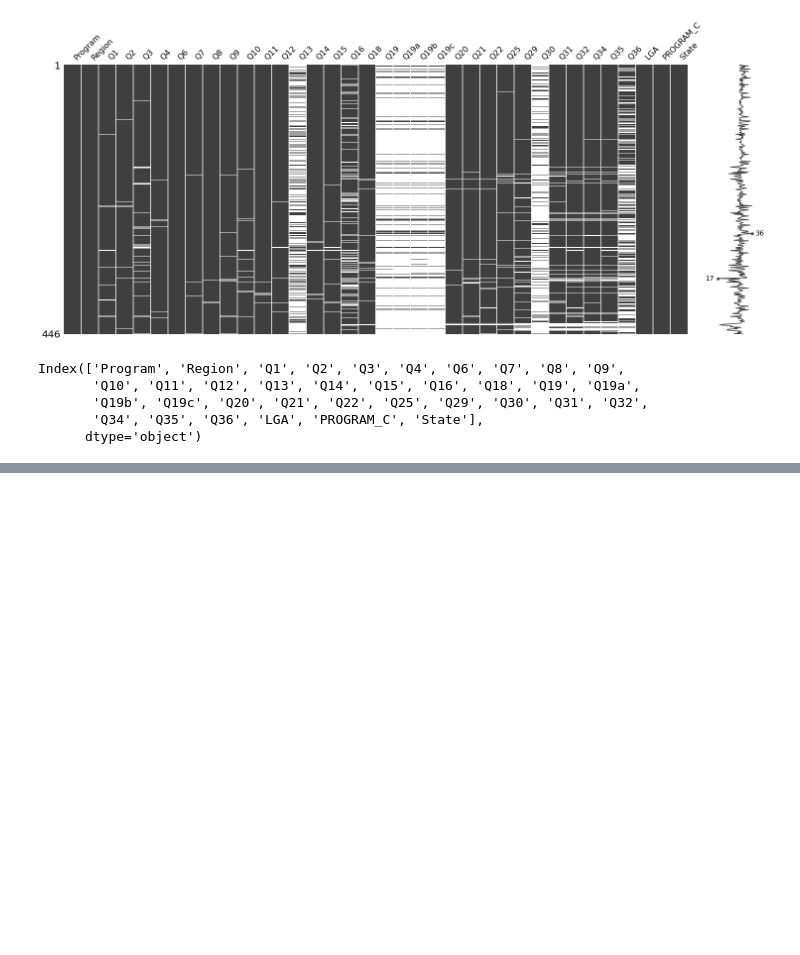
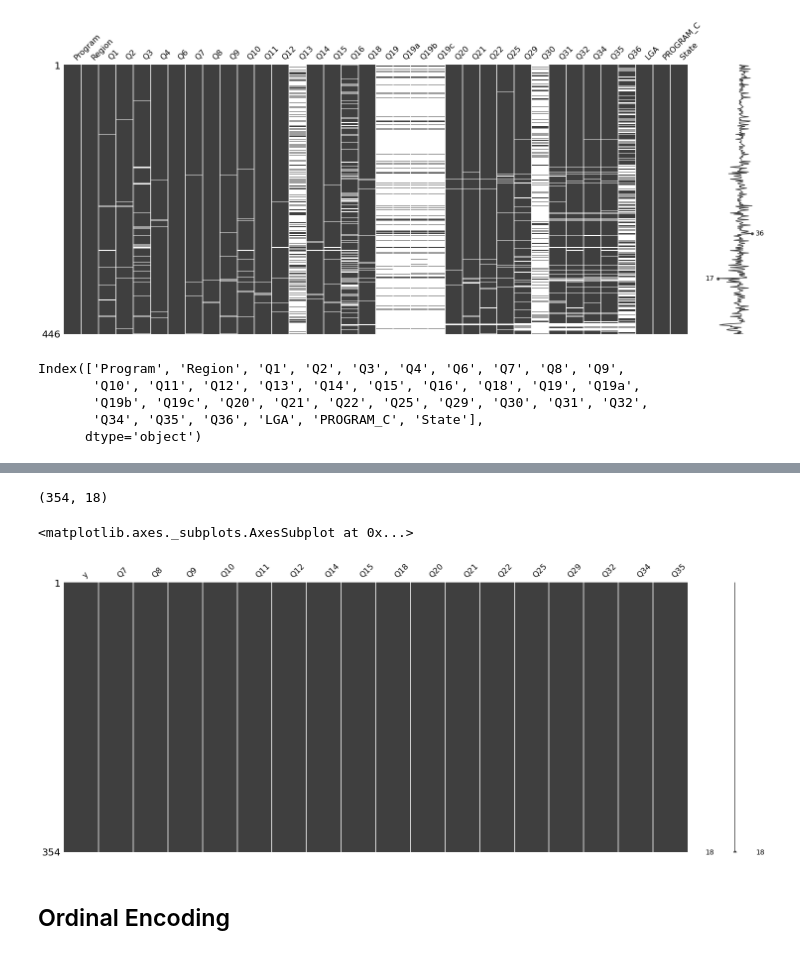
Before and after one commit to Ferrariagustinpablo/Statistic-related-Python, a Jupyter notebook: RegressionAnalysisforCHIA.ipynb, the cells around one changed output, grey strips where cells are left out. Saved outputs shown, nothing was run; the diff lists cells and outputs as text; code cells hidden in the pictures; blank space fills up the shorter version.

```diff
--- a/RegressionAnalysisforCHIA.ipynb
+++ b/RegressionAnalysisforCHIA.ipynb
@@ -182,6 +88,0 @@ List:  ['No' 'Yes, Aboriginal' 'Yes, Torres Strait Islander' 'Yes, both' nan]
-# %%
-# How many nans do we have? Can we impute?
-print("There are:", survey_data["Q3"].isnull().sum(), "rows that are null")
-
-# Impute nans to No
-survey_data.loc[survey_data["Q3"].isnull(), "Q3"] = "No"
@@ -190,3 +88,0 @@ There are: 22 rows that are null
-# %%
-# Impute all Yes in one category
-survey_data.loc[survey_data["Q3"].str.contains("Yes"), "Q3"] = "Yes"
@@ -264,0 +93,8 @@ dtype: int64
+# %%
+# List of columns to drop
+
+columns_drop = ['Program', 'Region', 'Q1', 'Q2', 'Q3', 'Q4', 'Q13', 'Q16', 'Q19', 'Q19a',
+       'Q19b', 'Q19c', 'Q30', 'Q31', 'Q36', 'LGA', 'PROGRAM_C', 'State']
+
+survey_data = survey_data.drop(columns_drop, axis=1)
+display(survey_data.head())
@@ -264,0 +108,6 @@ dtype: int64
+# %%
+# How many columns de we have left?
+print(len(survey_data.columns))
+
+# Rename question 6 as it is the dependent variable
+survey_data.rename(columns = {'Q6':'y'}, inplace = True)
@@ -264,0 +126,11 @@ dtype: int64
+# %%
+# Drop all NaNs
+survey_data = survey_data.dropna()
+print(survey_data.shape)
+display(msno.matrix(survey_data))
+# %% [output]
+(354, 18)
+<matplotlib.axes._subplots.AxesSubplot at 0x...>
+[figure, added]
+# %% [markdown]
+## Ordinal Encoding
```
Also changed, not shown: parts of 60 cells of this notebook.
